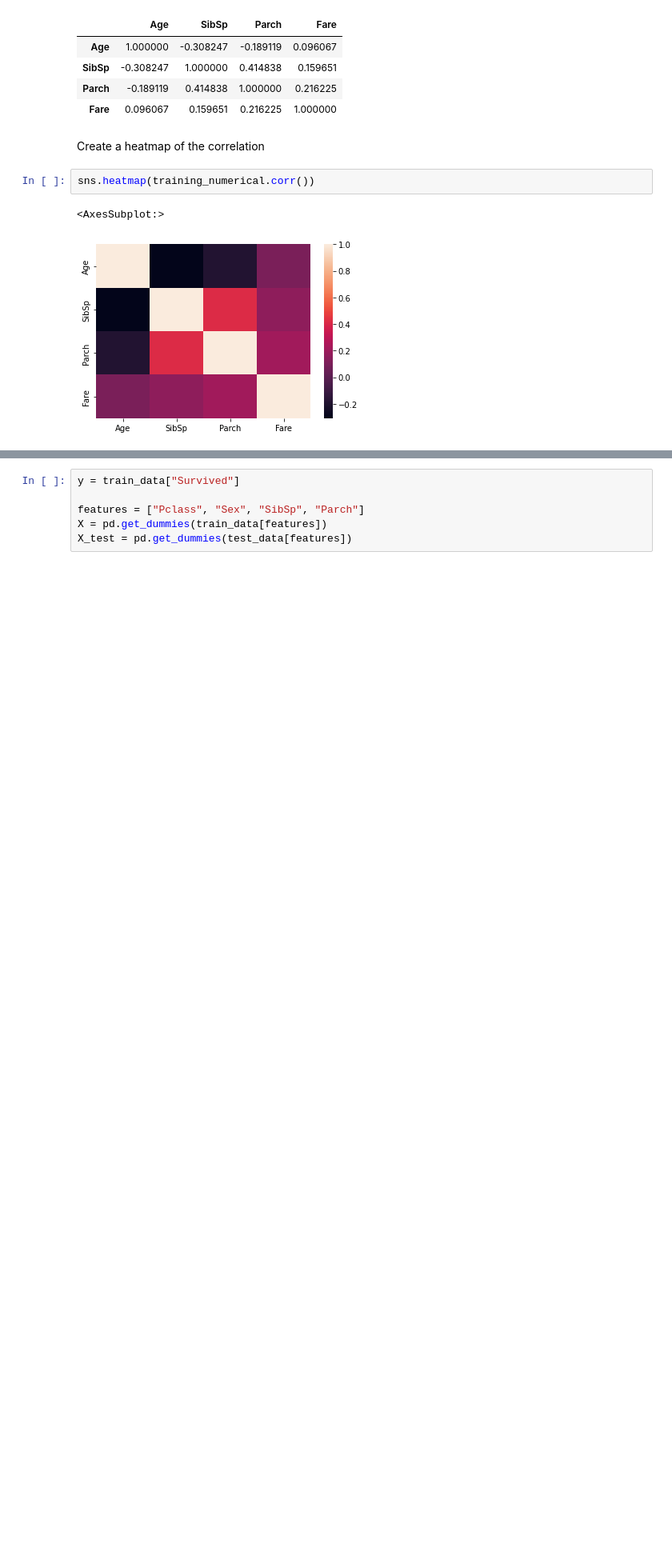
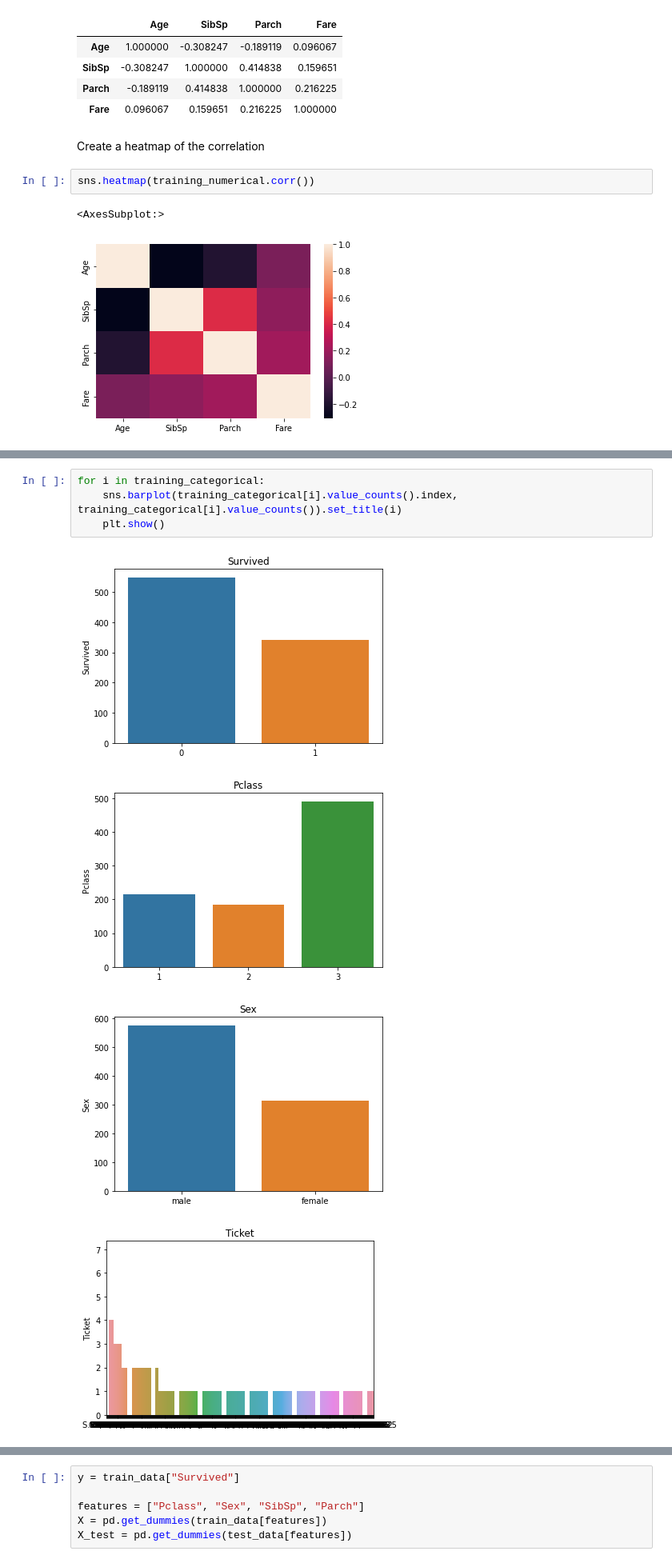
Before and after one commit to willschlitzer/kaggle-titanic, a Jupyter notebook: titanic-firsttry.ipynb, the cells around one changed output, grey strips where cells are left out. Shown at 80% size. Cells and saved outputs as stored; diff of their text form; blank space fills up the shorter version.

```diff
--- a/titanic-firsttry.ipynb
+++ b/titanic-firsttry.ipynb
@@ -163,0 +158,9 @@ sns.heatmap(training_numerical.corr())
+# %%
+for i in training_categorical:
+    sns.barplot(training_categorical[i].value_counts().index, training_categorical[i].value_counts()).set_title(i)
+    plt.show()
+# %% [output]
+[figure, added]
+[figure, added]
+[figure, added]
+[figure, added]
```
Also changed, not shown: parts of 19 cells of this notebook.
